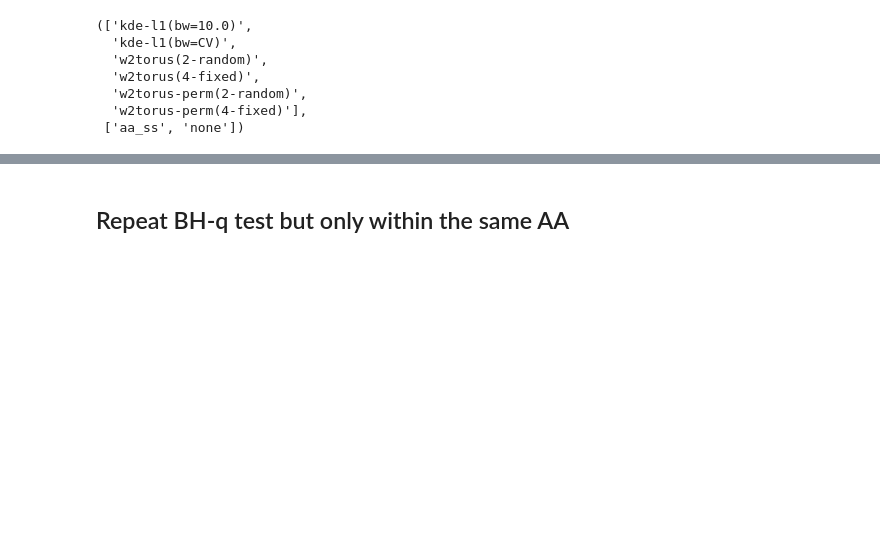
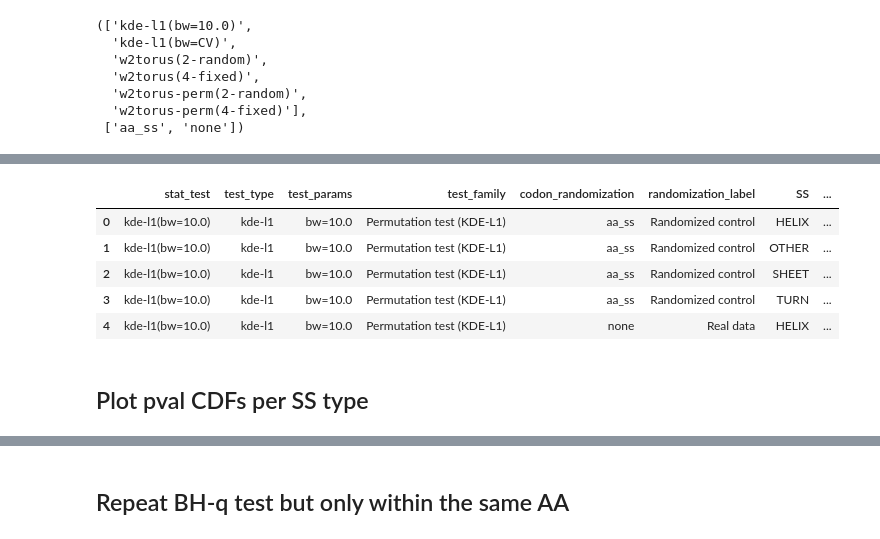
Before and after one commit to vistalab-technion/pp5, a Jupyter notebook: notebooks/w2torus-analysis.ipynb, the cells around one changed output, grey strips where cells are left out. Drawn from its saved outputs; the diff is of its cells as text; code cells hidden in the pictures; blank space fills up the shorter version.

```diff
--- a/notebooks/w2torus-analysis.ipynb
+++ b/notebooks/w2torus-analysis.ipynb
@@ -220,0 +161,67 @@ for row_break in range(2, nrows, 2):
+# %%
+# ── BH multiple-testing correction per (stat_test * randomization * SS) group ─
+# For each combination we pool all codon-pair p-values within that SS class,
+# apply the Benjamini–Hochberg procedure at level FDR, and record:
+# - bh_pvalue_threshold: the BH threshold p* (reject hypotheses with p ≤ p*)
+# - n_rejected: number of codon pairs whose p-value ≤ p*
+# - n_hypotheses: total number of codon pairs tested in the group (should be 87 for all groups)
+
+rejections_df_entries = []
+
+for (stat_test_name, randomization_type, ss), df_group in df_all_pvals.groupby(
+    by=["stat_test", "codon_randomization", "condition_group"], sort=False
+):
+    pvals = df_group["pval"].to_numpy()
+    m = len(pvals)  # total number of hypotheses (codon pairs) in this SS class
+    if m < 1:
+        raise RuntimeError("Empty p-value group encountered")
+
+    # BH threshold: reject null hypotheses whose p-value is at or below this value.
+    p_thresh = mht_bh(q=FDR, pvals=pvals)
+    pv_lt_thresh = pvals <= p_thresh  # boolean mask of rejected hypotheses
+    n_rejected = int(np.sum(pv_lt_thresh))  # number of rejections out of m
+
+    df_group_rejected = df_group[pv_lt_thresh]
+    assert len(df_group_rejected) == n_rejected
+
+    # Collect the rejected codon-pair labels for inspection / downstream use.
+    rejected_pairs = [
+        f"{c1}:{c2}"
+        for c1, c2 in zip(
+            df_group_rejected["subgroup1"], df_group_rejected["subgroup2"]
+        )
+    ]
+    rejected_pairs_str = str.join("; ", rejected_pairs)
+
+    test_type, test_params = _parse_stat_test_name(stat_test_name)
+    rejections_df_entries.append(
+        {
+            "stat_test": stat_test_name,
+            "test_type": test_type,
+            "test_params": test_params,
+            "test_family": test_type_display.get(test_type, test_type),
+            "codon_randomization": randomization_type,
+            "randomization_label": randomization_display.get(
+                randomization_type, randomization_type
+            ),
+            "SS": ss,
+            "n_hypotheses": m,  # total codon-pair tests in this SS class
+            "FDR": FDR,
+            "bh_pvalue_threshold": p_thresh,
+            "n_rejected": n_rejected,
+            "rejected_pairs": rejected_pairs_str,
+        }
+    )
+
+df_rejections = pd.DataFrame(rejections_df_entries)
+df_rejections = df_rejections.sort_values(
+    by=["stat_test", "codon_randomization", "SS"], kind="stable"
+).reset_index(drop=True)
+df_rejections.head()
+# %% [output]
+|  | stat_test | test_type | test_params | test_family | codon_randomization | randomization_label | SS | ... |
+| 0 | kde-l1(bw=10.0) | kde-l1 | bw=10.0 | Permutation test (KDE-L1) | aa_ss | Randomized control | HELIX | ... |
+| 1 | kde-l1(bw=10.0) | kde-l1 | bw=10.0 | Permutation test (KDE-L1) | aa_ss | Randomized control | OTHER | ... |
+| 2 | kde-l1(bw=10.0) | kde-l1 | bw=10.0 | Permutation test (KDE-L1) | aa_ss | Randomized control | SHEET | ... |
+| 3 | kde-l1(bw=10.0) | kde-l1 | bw=10.0 | Permutation test (KDE-L1) | aa_ss | Randomized control | TURN | ... |
+| 4 | kde-l1(bw=10.0) | kde-l1 | bw=10.0 | Permutation test (KDE-L1) | none | Real data | HELIX | ... |
@@ -220,0 +230,3 @@ for row_break in range(2, nrows, 2):
+# %% [markdown]
+
+## Plot pval CDFs per SS type
```
Also changed, not shown: parts of 16 cells of this notebook.
